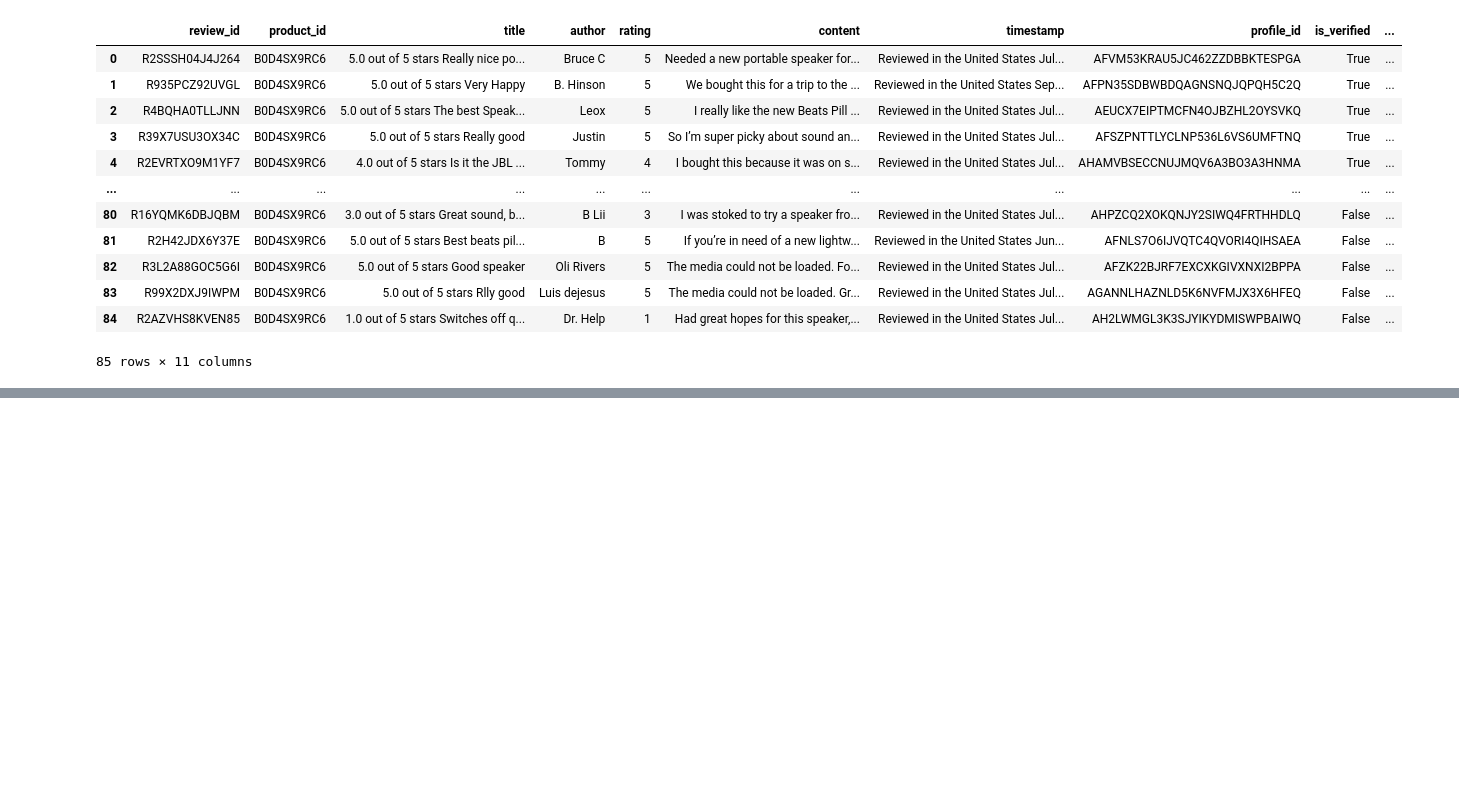
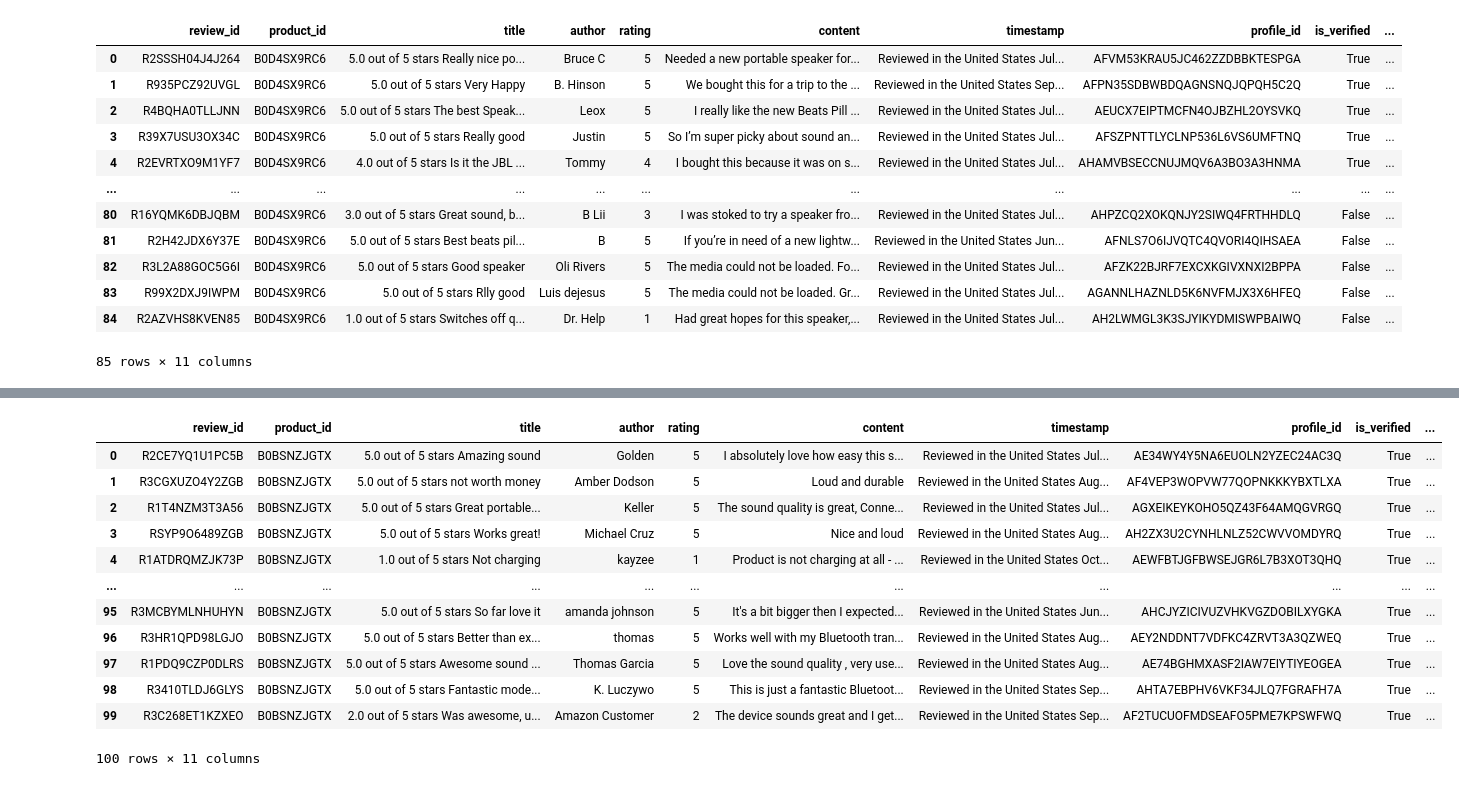
Before and after one commit to Tomisin510/Beats_Speakers_Sentiment_Analysis, a Jupyter notebook: Data_Pre-processing/raw_reviews_to_csv.ipynb, the cells around one changed output, grey strips where cells are left out. Cells and saved outputs as stored; diff of their text form; code cells hidden in the pictures; blank space fills up the shorter version.

```diff
--- a/Data_Pre-processing/raw_reviews_to_csv.ipynb
+++ b/Data_Pre-processing/raw_reviews_to_csv.ipynb
@@ -84,6 +86,6 @@ Portable Bluetooth Speaker - Up to 24H Battery Life, Water Resistant, Bluetooth,
 # %%
-# Path to the input JSON file containing Beats Pill Speaker reviews data
-file_path = 'data_alt_lan.json'
+# Path to the input JSON file containing Altec lansing Speaker reviews data
+file_path = 'JSON_files/data_alt_lan.json'
 
 
 # Open the JSON file and load its contents into a Python dictionary
@@ -103,33 +105,47 @@ for result in data['results']:
   for review in result['content']['reviews']:
     count += 1 # Increment a counter for processed reviews (used in exception handling)
     try:
       # Build a dictionary representing a single review with selected fields
       review_info = {
       'review_id': review['id'],
       'product_id': asin,
       "title": review["title"],
       "author": review["author"],
       "rating": review["rating"],
       "content": review["content"],
       "timestamp": review["timestamp"],
       "profile_id": review["profile_id"],
       "is_verified": review["is_verified"],
       "helpful_count": review.get('helpful_count', 0),# Use 0 if not present
       "product_attributes": review["product_attributes"]
       }
       # Append the structured review to our collection
       reviews_data.append(review_info)
     except:
       # If any error occurs while processing this review, print the count
       # and stop processing further reviews for this result
       print(count)
       break
 
 # Convert the list of review dictionaries into a pandas DataFrame
-reviews_df = pd.DataFrame(reviews_data)
+reviews_df2 = pd.DataFrame(reviews_data)
 
 # Save the DataFrame to a CSV file for later use
-reviews_df.to_csv('reviews_Beats_Pill.csv', index=False)
+reviews_df2.to_csv('CSV_files/reviews_Altec_Lansing.csv', index=False)
 
 # Display the DataFrame in the notebook environment (optional)
-reviews_df
+reviews_df2
+# %% [output]
+|  | review_id | product_id | title | author | rating | content | timestamp | profile_id | is_verified | ... |
+| 0 | R2CE7YQ1U1PC5B | B0BSNZJGTX | 5.0 out of 5 stars Amazing sound | Golden | 5 | I absolutely love how easy this s... | Reviewed in the United States Jul... | AE34WY4Y5NA6EUOLN2YZEC24AC3Q | True | ... |
+| 1 | R3CGXUZO4Y2ZGB | B0BSNZJGTX | 5.0 out of 5 stars not worth money | Amber Dodson | 5 | Loud and durable | Reviewed in the United States Aug... | AF4VEP3WOPVW77QOPNKKKYBXTLXA | True | ... |
+| 2 | R1T4NZM3T3A56 | B0BSNZJGTX | 5.0 out of 5 stars Great portable... | Keller | 5 | The sound quality is great, Conne... | Reviewed in the United States Jul... | AGXEIKEYKOHO5QZ43F64AMQGVRGQ | True | ... |
+| 3 | RSYP9O6489ZGB | B0BSNZJGTX | 5.0 out of 5 stars Works great! | Michael Cruz | 5 | Nice and loud | Reviewed in the United States Aug... | AH2ZX3U2CYNHLNLZ52CWVVOMDYRQ | True | ... |
+| 4 | R1ATDRQMZJK73P | B0BSNZJGTX | 1.0 out of 5 stars Not charging | kayzee | 1 | Product is not charging at all - ... | Reviewed in the United States Oct... | AEWFBTJGFBWSEJGR6L7B3XOT3QHQ | True | ... |
+| ... | ... | ... | ... | ... | ... | ... | ... | ... | ... | ... |
+| 95 | R3MCBYMLNHUHYN | B0BSNZJGTX | 5.0 out of 5 stars So far love it | amanda johnson | 5 | It's a bit bigger then I expected... | Reviewed in the United States Jun... | AHCJYZICIVUZVHKVGZDOBILXYGKA | True | ... |
+| 96 | R3HR1QPD98LGJO | B0BSNZJGTX | 5.0 out of 5 stars Better than ex... | thomas | 5 | Works well with my Bluetooth tran... | Reviewed in the United States Aug... | AEY2NDDNT7VDFKC4ZRVT3A3QZWEQ | True | ... |
+| 97 | R1PDQ9CZP0DLRS | B0BSNZJGTX | 5.0 out of 5 stars Awesome sound ... | Thomas Garcia | 5 | Love the sound quality , very use... | Reviewed in the United States Aug... | AE74BGHMXASF2IAW7EIYTIYEOGEA | True | ... |
+| 98 | R3410TLDJ6GLYS | B0BSNZJGTX | 5.0 out of 5 stars Fantastic mode... | K. Luczywo | 5 | This is just a fantastic Bluetoot... | Reviewed in the United States Sep... | AHTA7EBPHV6VKF34JLQ7FGRAFH7A | True | ... |
+| 99 | R3C268ET1KZXEO | B0BSNZJGTX | 2.0 out of 5 stars Was awesome, u... | Amazon Customer | 2 | The device sounds great and I get... | Reviewed in the United States Sep... | AF2TUCUOFMDSEAFO5PME7KPSWFWQ | True | ... |
+100 rows × 11 columns
```
Also changed, not shown: parts of 11 cells of this notebook, 16 other files.
